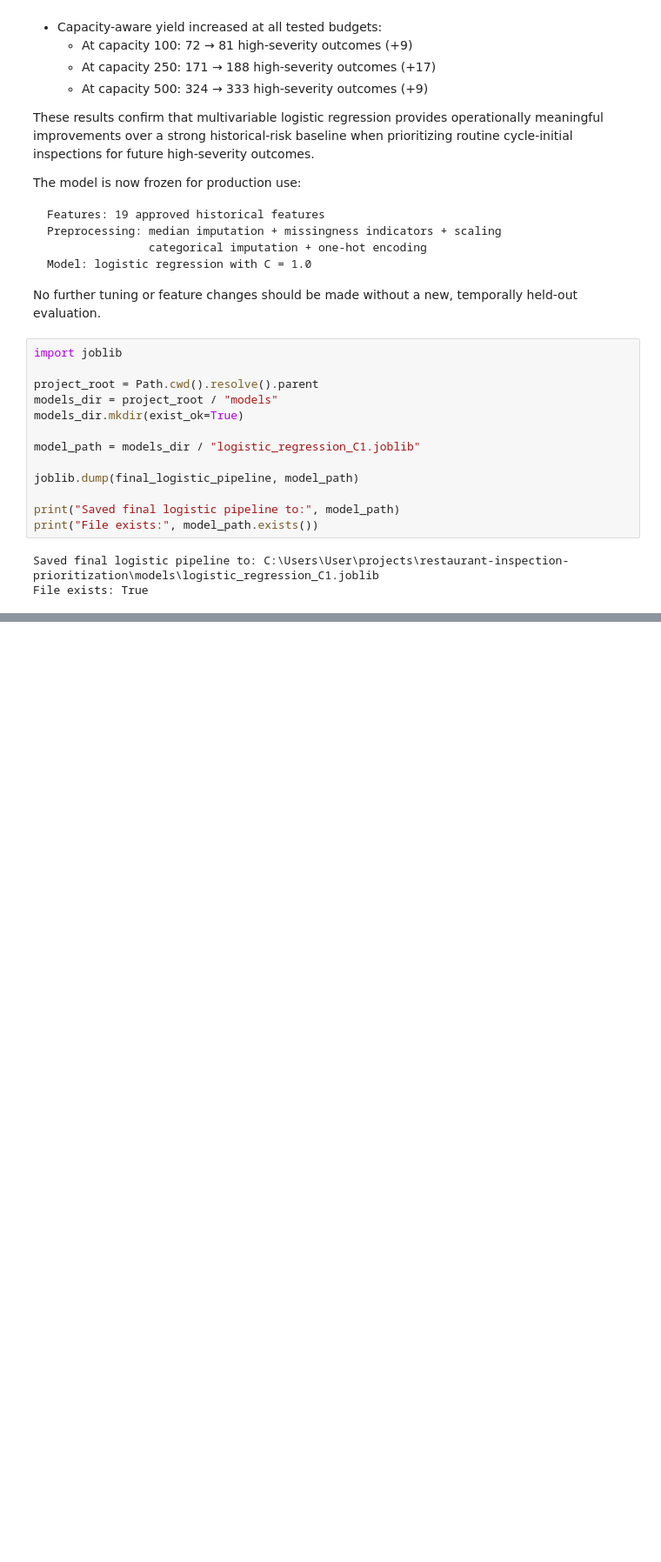
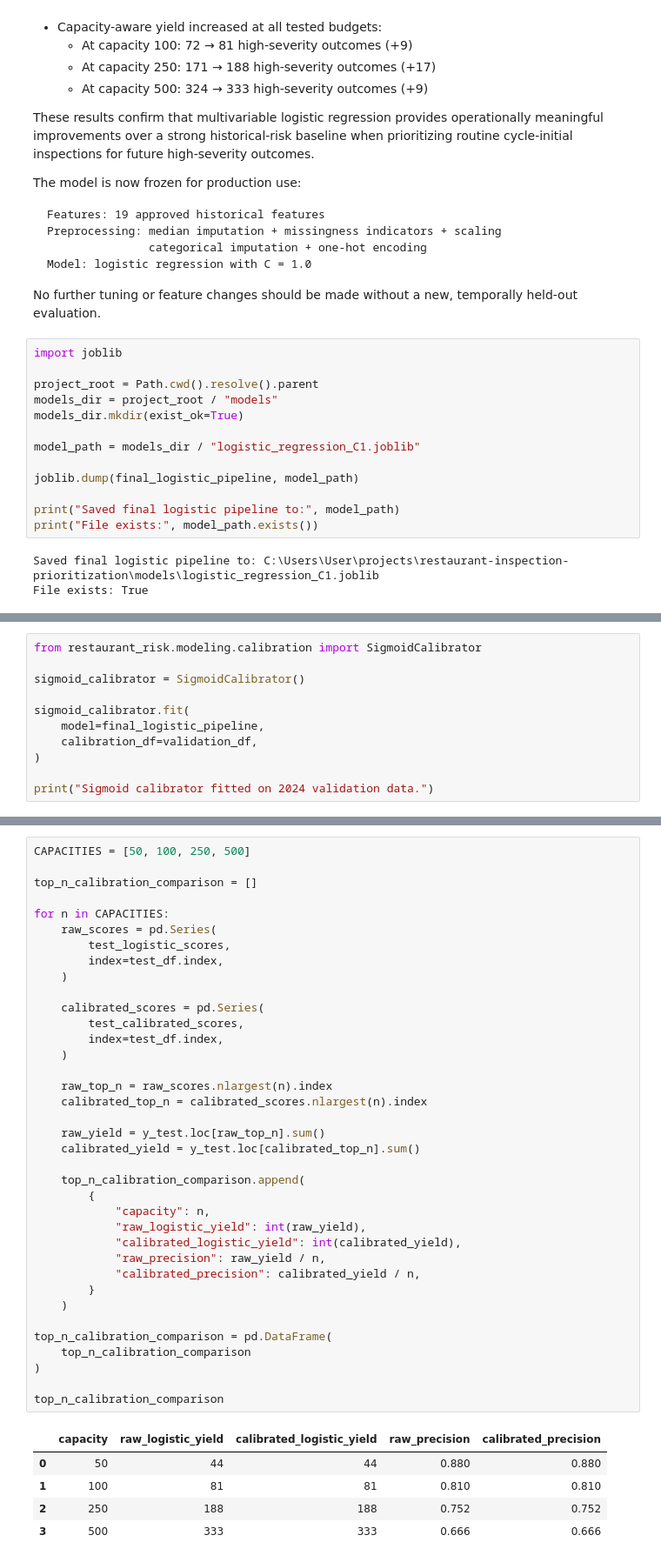
Before and after one commit to souro26/restaurant-inspection-prioritization, a Jupyter notebook: notebooks/03_logistic_regression_validation.ipynb, the cells around one changed output, grey strips where cells are left out. Shown at 87% size. Saved outputs shown, nothing was run; the diff lists cells and outputs as text; blank space fills up the shorter version.

```diff
--- a/notebooks/03_logistic_regression_validation.ipynb
+++ b/notebooks/03_logistic_regression_validation.ipynb
@@ -957,0 +966,11 @@ File exists: True
+# %%
+from restaurant_risk.modeling.calibration import SigmoidCalibrator
+
+sigmoid_calibrator = SigmoidCalibrator()
+
+sigmoid_calibrator.fit(
+    model=final_logistic_pipeline,
+    calibration_df=validation_df,
+)
+
+print("Sigmoid calibrator fitted on 2024 validation data.")
@@ -957,0 +1004,43 @@ File exists: True
+# %%
+CAPACITIES = [50, 100, 250, 500]
+
+top_n_calibration_comparison = []
+
+for n in CAPACITIES:
+    raw_scores = pd.Series(
+        test_logistic_scores,
+        index=test_df.index,
+    )
+
+    calibrated_scores = pd.Series(
+        test_calibrated_scores,
+        index=test_df.index,
+    )
+
+    raw_top_n = raw_scores.nlargest(n).index
+    calibrated_top_n = calibrated_scores.nlargest(n).index
+
+    raw_yield = y_test.loc[raw_top_n].sum()
+    calibrated_yield = y_test.loc[calibrated_top_n].sum()
+
+    top_n_calibration_comparison.append(
+        {
+            "capacity": n,
+            "raw_logistic_yield": int(raw_yield),
+            "calibrated_logistic_yield": int(calibrated_yield),
+            "raw_precision": raw_yield / n,
+            "calibrated_precision": calibrated_yield / n,
+        }
+    )
+
+top_n_calibration_comparison = pd.DataFrame(
+    top_n_calibration_comparison
+)
+
+top_n_calibration_comparison
+# %% [output]
+|  | capacity | raw_logistic_yield | calibrated_logistic_yield | raw_precision | calibrated_precision |
+| 0 | 50 | 44 | 44 | 0.880 | 0.880 |
+| 1 | 100 | 81 | 81 | 0.810 | 0.810 |
+| 2 | 250 | 188 | 188 | 0.752 | 0.752 |
+| 3 | 500 | 333 | 333 | 0.666 | 0.666 |
```
Also changed, not shown: parts of 8 cells of this notebook, 8 other files.
